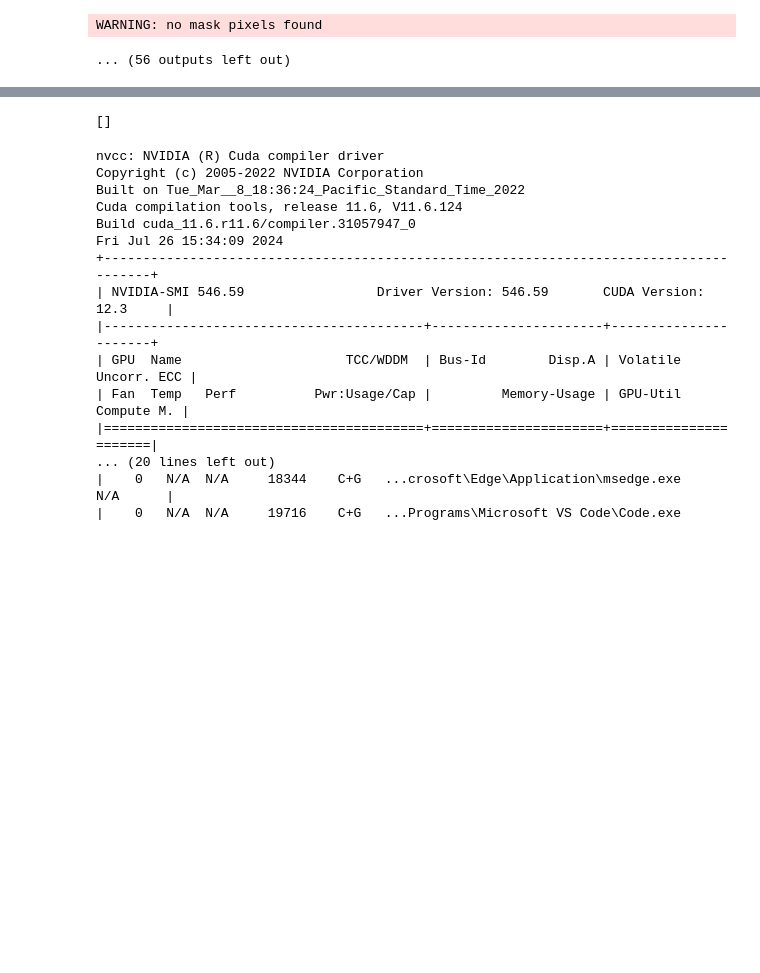
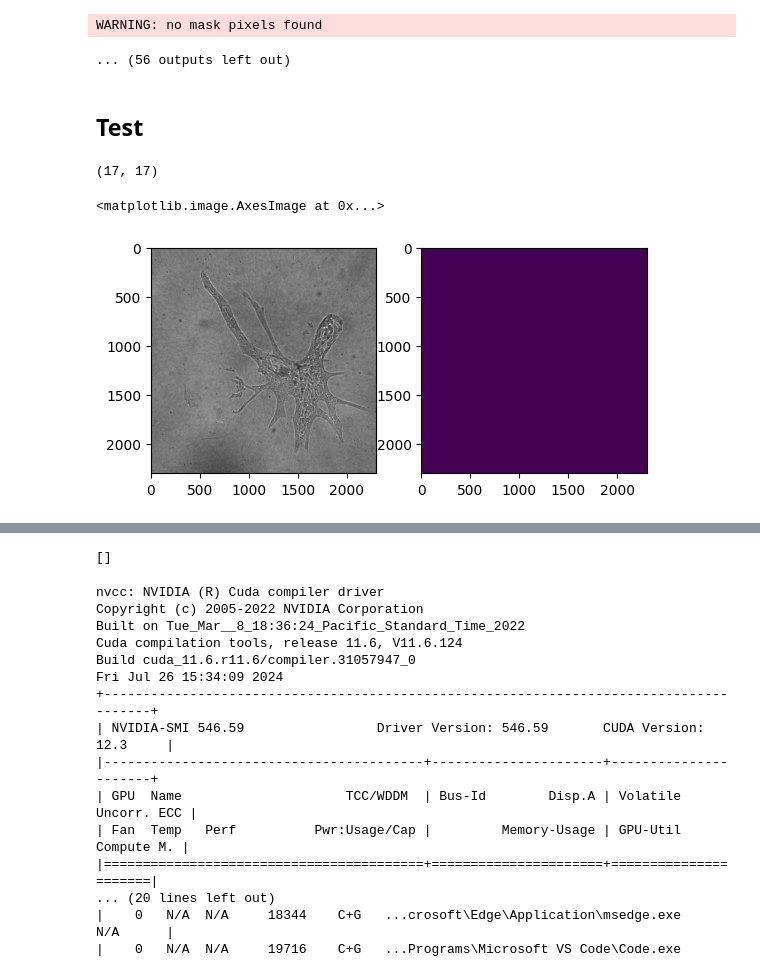
Before and after one commit to ArttuD/InstruProject, a Jupyter notebook: NikonPipes/CellPose.ipynb, the cells around one changed output, grey strips where cells are left out. Saved outputs shown, nothing was run; the diff lists cells and outputs as text; code cells hidden in the pictures; blank space fills up the shorter version.

```diff
--- a/NikonPipes/CellPose.ipynb
+++ b/NikonPipes/CellPose.ipynb
@@ -293,3 +281,5 @@ WARNING: no mask pixels found
 No detections
 WARNING: no mask pixels found
 ... (56 outputs left out)
+# %% [markdown]
+## Test
@@ -295,0 +320,32 @@ WARNING: no mask pixels found
+# %%
+psf =  Gaussian2DKernel(2)
+psf.shape
+# %% [output]
+(17, 17)
+# %%
+
+from skimage import color, data, restoration
+
+fig, ax = plt.subplots(1,2)
+
+psf = np.ones((5, 5))/25
+psf =  Gaussian2DKernel(5).array
+
+with ND2Reader(video_path) as images:
+    img_bf = images.get_frame_2D(c=1, t=10, z=10, x=0, y=0, v=3)
+    img_fl = images.get_frame_2D(c=0, t=10, z=10, x=0, y=0, v=3)
+
+img_fl = (img_fl/(np.max(img_fl))*2**8).astype("uint8")
+tuned_fl = restoration.richardson_lucy(img_fl, psf, num_iter=15)
+img_fl = (tuned_fl/(np.max(tuned_fl))*2**8).astype("uint8")
+
+img_bf = (img_bf/(2**16)*2**8).astype("uint8")
+
+img_bf = np.stack((img_bf,img_bf,img_bf),axis=-1)
+
+
+ax[0].imshow(img_bf)
+ax[1].imshow(img_fl)
+# %% [output]
+<matplotlib.image.AxesImage at 0x...>
+[figure, added]
```
Also changed, not shown: parts of 5 cells of this notebook, 1 other file.
